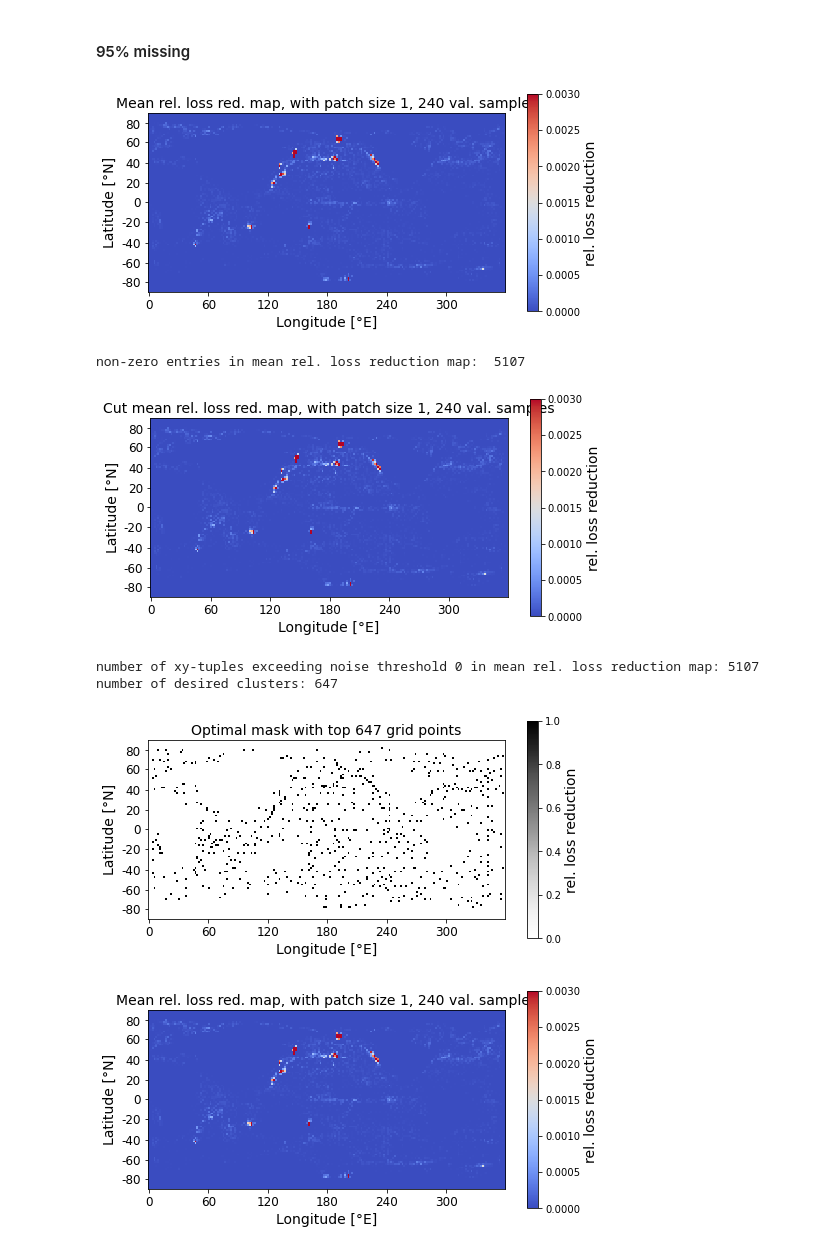
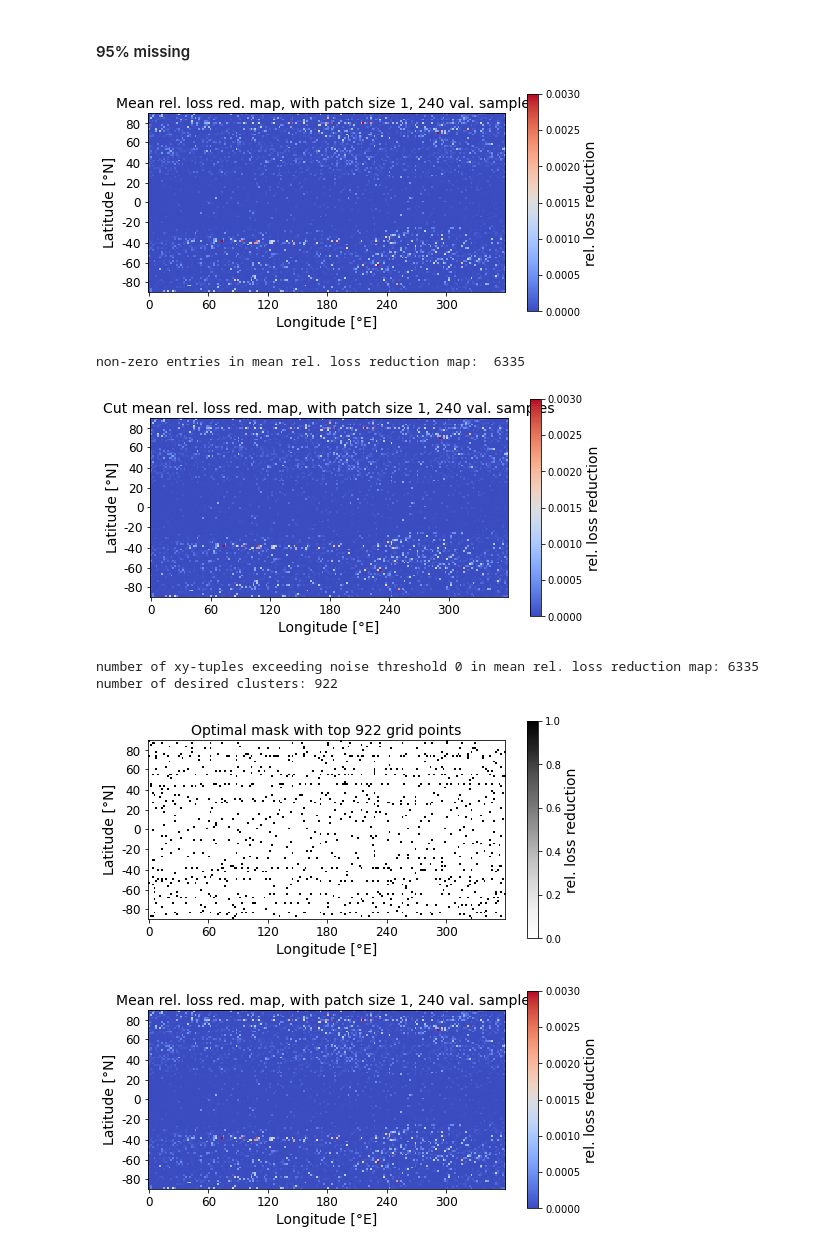
Before and after one commit to MarcoLandtHayen/reconstruct_missing_data, a Jupyter notebook: notebooks/08h_z500_FOCI_optimal_masks.ipynb, the cells around one changed output. Cells and saved outputs as stored; diff of their text form; code cells hidden in the pictures.

```diff
--- a/notebooks/08h_z500_FOCI_optimal_masks.ipynb
+++ b/notebooks/08h_z500_FOCI_optimal_masks.ipynb
@@ -145,0 +101,8 @@ sst lat / lon: 80 / 176
+# %%
+# Store grid dimensions:
+n_lat_FOCI = FOCI_anomaly.shape[1]
+n_lon_FOCI = FOCI_anomaly.shape[2]
+
+print('\nFOCI')
+print('====')
+print('lat / lon:',n_lat_FOCI,'/',n_lon_FOCI)
@@ -172,8 +123,8 @@ valid_gridpoints_sst_RW = (invalid_gridpoints_sst_RW==False)
 
 # Specify experiment:
 model_config = 'unet_4conv'
-feature = 'sea-surface-temperature' # Choose either 'sea-level-pressure' or 'sea-surface-temperature' as feature.
-feature_short = 'sst' # Free to set short name, to store results, e.g. 'slp' and 'sst'.
+feature = 'geopotential-height' # Choose either 'sea-level-pressure' or 'sea-surface-temperature' as feature.
+feature_short = 'z500' # Free to set short name, to store results, e.g. 'slp' and 'sst'.
 source = 'FOCI' # Choose Earth System Model, either 'FOCI' or 'CESM'.
 mask_type = 'variable'
 missing_type = 'range_0_100'
@@ -277,7 +228,7 @@ print("non-zero entries in mean rel. loss reduction map: ", np.sum(mean_rel_loss
 
 # Set threshold:
 noise_threshold = 0
-n_clusters = 13
+n_clusters = 18
 
 # Copy original mean rel. loss reduction map:
 mean_rel_loss_reduction_map_cut = np.copy(mean_rel_loss_reduction_map)
@@ -301,10 +252,10 @@ plt.show()
 xyz_grid = []
 
 # Loop over longitude:
-for x in range(n_lon_sst_FOCI):
+for x in range(n_lon_FOCI):
 
     # Loop over latitude:
-    for y in range(n_lat_sst_FOCI):
+    for y in range(n_lat_FOCI):
 
         # Check for non-zero entry in mean rel. loss reduction map:
         if mean_rel_loss_reduction_map[y,x] > noise_threshold:
@@ -321,7 +272,7 @@ print("number of xy-tuples exceeding noise threshold",noise_threshold,"in mean r
 # Output number of clusters to look for:
 print("number of desired clusters:",n_clusters,"\n")
 
-# Get clusters from GMM algorithms with pre-specified number of clusters = 13 (=0.1% of valid grid points for FOCI sst grid).
+# Get clusters from GMM algorithms with pre-specified number of clusters = 18 (=0.1% of total grid points for FOCI grid).
 # Note: Only use positional features (lat and lon), omit mean rel. loss reduction as feature:
 GMM_999 = GaussianMixture(n_components=n_clusters, random_state=0).fit(xyz_grid[:,:2])
 
@@ -346,7 +297,7 @@ for i in range(n_clusters):
 xy_grid_max = np.array(xy_grid_max)
 
 # Initialize two-dimensional boolean mask of FALSE, dimension (n_lat, n_lon):
-mask_999_GMM_max = (np.zeros((n_lat_sst_FOCI,n_lon_sst_FOCI))!=0)
+mask_999_GMM_max = (np.zeros((n_lat_FOCI,n_lon_FOCI))!=0)
 
 # Loop over positions of cluster representatives with max. rel. loss reduction:
 for xy in xy_grid_max:
@@ -419,7 +370,7 @@ print("non-zero entries in mean rel. loss reduction map: ", np.sum(mean_rel_loss
 
 # Set threshold:
 noise_threshold = 0
-n_clusters = 129
+n_clusters = 184
 
 # Copy original mean rel. loss reduction map:
 mean_rel_loss_reduction_map_cut = np.copy(mean_rel_loss_reduction_map)
@@ -443,10 +394,10 @@ plt.show()
 xyz_grid = []
 
 # Loop over longitude:
-for x in range(n_lon_sst_FOCI):
+for x in range(n_lon_FOCI):
 
     # Loop over latitude:
-    for y in range(n_lat_sst_FOCI):
+    for y in range(n_lat_FOCI):
 
         # Check for non-zero entry in mean rel. loss reduction map:
         if mean_rel_loss_reduction_map[y,x] > noise_threshold:
@@ -463,7 +414,7 @@ print("number of xy-tuples exceeding noise threshold",noise_threshold,"in mean r
 # Output number of clusters to look for:
 print("number of desired clusters:",n_clusters,"\n")
 
-# Get clusters from GMM algorithms with pre-specified number of clusters = 129 (=1% of valid grid points for FOCI sst grid).
+# Get clusters from GMM algorithms with pre-specified number of clusters = 184 (=1% of total grid points for FOCI grid).
 # Note: Only use positional features (lat and lon), omit mean rel. loss reduction as feature:
 GMM_99 = GaussianMixture(n_components=n_clusters, random_state=0).fit(xyz_grid[:,:2])
 
@@ -488,7 +439,7 @@ for i in range(n_clusters):
 xy_grid_max = np.array(xy_grid_max)
 
 # Initialize two-dimensional boolean mask of FALSE, dimension (n_lat, n_lon):
-mask_99_GMM_max = (np.zeros((n_lat_sst_FOCI,n_lon_sst_FOCI))!=0)
+mask_99_GMM_max = (np.zeros((n_lat_FOCI,n_lon_FOCI))!=0)
 
 # Loop over positions of cluster representatives with max. rel. loss reduction:
 for xy in xy_grid_max:
@@ -561,7 +512,7 @@ print("non-zero entries in mean rel. loss reduction map: ", np.sum(mean_rel_loss
 
 # Set threshold:
 noise_threshold = 0
-n_clusters = 647
+n_clusters = 922
 
 # Copy original mean rel. loss reduction map:
 mean_rel_loss_reduction_map_cut = np.copy(mean_rel_loss_reduction_map)
@@ -585,10 +536,10 @@ plt.show()
 xyz_grid = []
 
 # Loop over longitude:
-for x in range(n_lon_sst_FOCI):
+for x in range(n_lon_FOCI):
 
     # Loop over latitude:
-    for y in range(n_lat_sst_FOCI):
+    for y in range(n_lat_FOCI):
 
         # Check for non-zero entry in mean rel. loss reduction map:
         if mean_rel_loss_reduction_map[y,x] > noise_threshold:
@@ -605,7 +556,7 @@ print("number of xy-tuples exceeding noise threshold",noise_threshold,"in mean r
 # Output number of clusters to look for:
 print("number of desired clusters:",n_clusters,"\n")
 
-# Get clusters from GMM algorithms with pre-specified number of clusters = 647 (=5% of valid grid points for FOCI sst grid).
+# Get clusters from GMM algorithms with pre-specified number of clusters = 922 (=5% of total grid points for FOCI  grid).
 # Note: Only use positional features (lat and lon), omit mean rel. loss reduction as feature:
 GMM_95 = GaussianMixture(n_components=n_clusters, random_state=0).fit(xyz_grid[:,:2])
 
@@ -630,44 +581,44 @@ for i in np.unique(GMM_95_clusters):
 xy_grid_max = np.array(xy_grid_max)
 
 # Initialize two-dimensional boolean mask of FALSE, dimension (n_lat, n_lon):
-mask_95_GMM_max = (np.zeros((n_lat_sst_FOCI,n_lon_sst_FOCI))!=0)
+mask_95_GMM_max = (np.zeros((n_lat_FOCI,n_lon_FOCI))!=0)
 
 # Loop over positions of cluster representatives with max. rel. loss reduction:
 for xy in xy_grid_max:
     # Set grid points to True. Note: Need to round obtained cluster means and convert to integer values.
     mask_95_GMM_max[np.round(xy[1],0).astype(int),np.round(xy[0],0).astype(int)]=True
 
 # Plot optimal mask:
 fig, ax = plt.subplots(figsize=(8, 4))
 im = plt.imshow(mask_95_GMM_max, cmap="Greys", interpolation='nearest')#, vmax=0.00022)
 cbar = plt.colorbar(im)
 cbar.set_label('rel. loss reduction', fontsize=14)
 plt.title('Optimal mask with top '+str(n_clusters)+' grid points', fontsize=14)
 plt.xlabel('Longitude [°E]', fontsize=14)
 plt.ylabel('Latitude [°N]', fontsize=14)
 plt.xticks(np.arange(0, 192, step=32), [0, 60, 120, 180, 240, 300], fontsize=12)
 plt.yticks([5, 15, 26, 37, 47, 58, 69, 80, 90], [80, 60, 40, 20, 0, -20, -40, -60, -80], fontsize=12)
 plt.show()
 
 # Plot resulting mean rel. loss reduction map as heatmap:
 fig, ax = plt.subplots(figsize=(8, 4))
 im = plt.imshow(mean_rel_loss_reduction_map, cmap="coolwarm", interpolation='nearest', vmax=0.003)
 cbar = plt.colorbar(im)
 cbar.set_label('rel. loss reduction', fontsize=14)
 plt.title('Mean rel. loss red. map, with patch size '+str(patch_size)+', '+str(n_samples)+' val. samples', fontsize=14)
 plt.xlabel('Longitude [°E]', fontsize=14)
 plt.ylabel('Latitude [°N]', fontsize=14)
 plt.xticks(np.arange(0, 192, step=32), [0, 60, 120, 180, 240, 300], fontsize=12)
 plt.yticks([5, 15, 26, 37, 47, 58, 69, 80, 90], [80, 60, 40, 20, 0, -20, -40, -60, -80], fontsize=12)
 plt.show()
 # %% [output]
-[figure, old version]
+[figure, new version]
-non-zero entries in mean rel. loss reduction map:  5107
+non-zero entries in mean rel. loss reduction map:  6335
-[figure, old version]
+[figure, new version]
-number of xy-tuples exceeding noise threshold 0 in mean rel. loss reduction map: 5107
-number of desired clusters: 647
+number of xy-tuples exceeding noise threshold 0 in mean rel. loss reduction map: 6335
+number of desired clusters: 922
-[figure, old version]
+[figure, new version]
-[figure, old version]
+[figure, new version]
 # %%
 # Set path to store optimal missing masks:
 path_to_store_masks = Path(
```
Also changed, not shown: parts of 39 cells of this notebook, 31 other files.
